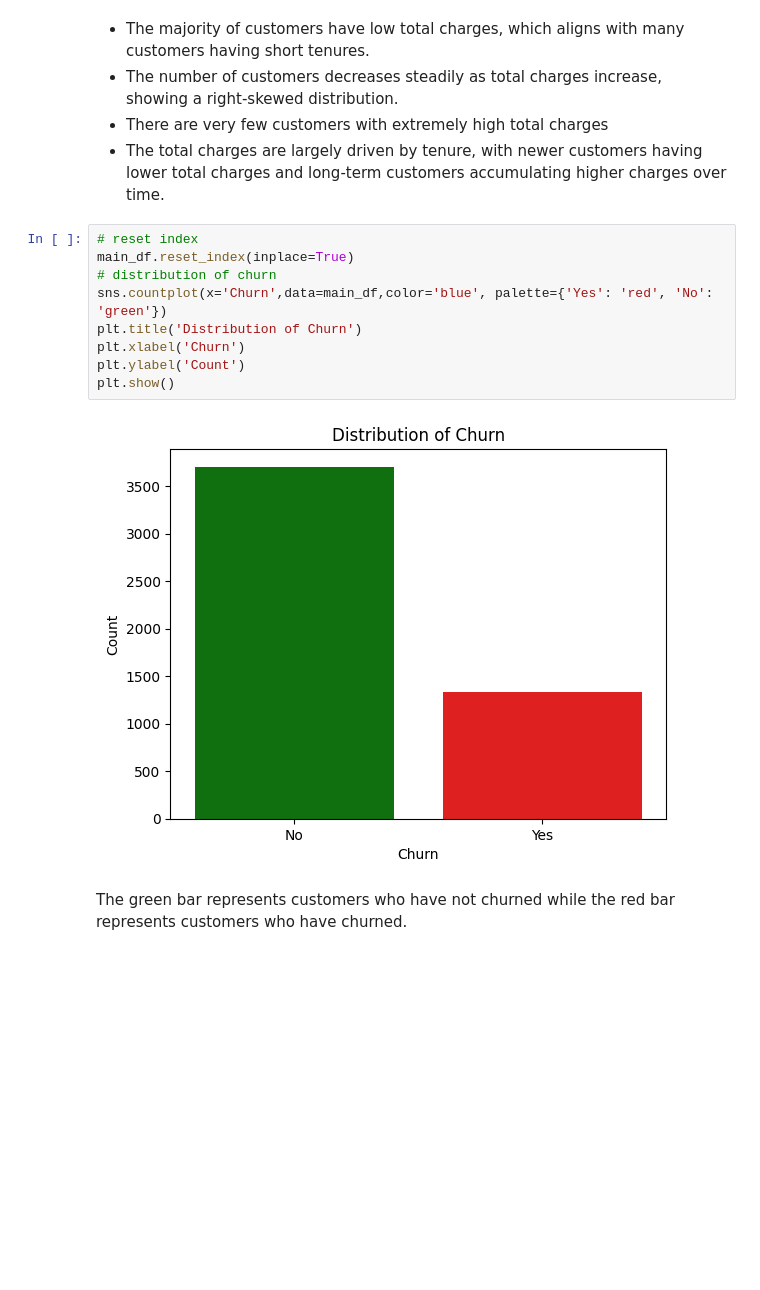
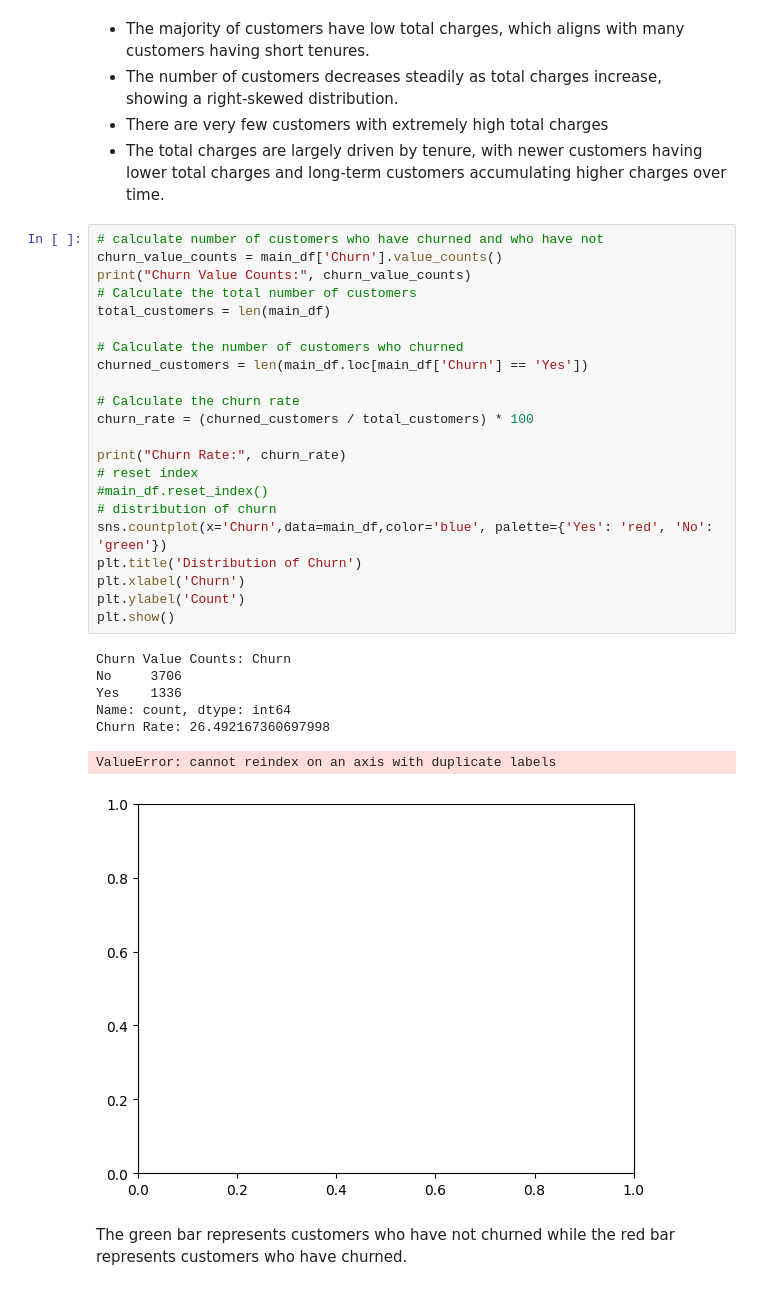
Before and after one commit to zeemanzak/CUSTOMER-CHUN-PREDICTION-AT-VODAFONE-CORPORATION, a Jupyter notebook: notebook/main.ipynb, the cells around one changed output. Cells and saved outputs as stored; diff of their text form; blank space fills up the shorter version.

```diff
--- a/notebook/main.ipynb
+++ b/notebook/main.ipynb
@@ -483,16 +499,35 @@ plt.show()
 - There are very few customers with extremely high total charges
 - The total charges are largely driven by tenure, with newer customers having lower total charges and long-term customers accumulating higher charges over time.
 # %%
+# calculate number of customers who have churned and who have not
+churn_value_counts = main_df['Churn'].value_counts()
+print("Churn Value Counts:", churn_value_counts)
+# Calculate the total number of customers
+total_customers = len(main_df)
+
+# Calculate the number of customers who churned
+churned_customers = len(main_df.loc[main_df['Churn'] == 'Yes'])
+
+# Calculate the churn rate
+churn_rate = (churned_customers / total_customers) * 100
+
+print("Churn Rate:", churn_rate)
 # reset index
-main_df.reset_index(inplace=True)
+#main_df.reset_index()
 # distribution of churn
 sns.countplot(x='Churn',data=main_df,color='blue', palette={'Yes': 'red', 'No': 'green'})
 plt.title('Distribution of Churn')
 plt.xlabel('Churn')
 plt.ylabel('Count')
 plt.show()
 # %% [output]
+Churn Value Counts: Churn
+No     3706
+Yes    1336
+Name: count, dtype: int64
+Churn Rate: 26.492167360697998
+ValueError: cannot reindex on an axis with duplicate labels
-[figure, old version]
+[figure, new version]
 # %% [markdown]
 The green bar represents customers who have not churned while the red bar represents customers who have churned.
 # %% [markdown]
```
Also changed, not shown: parts of 19 cells of this notebook.
